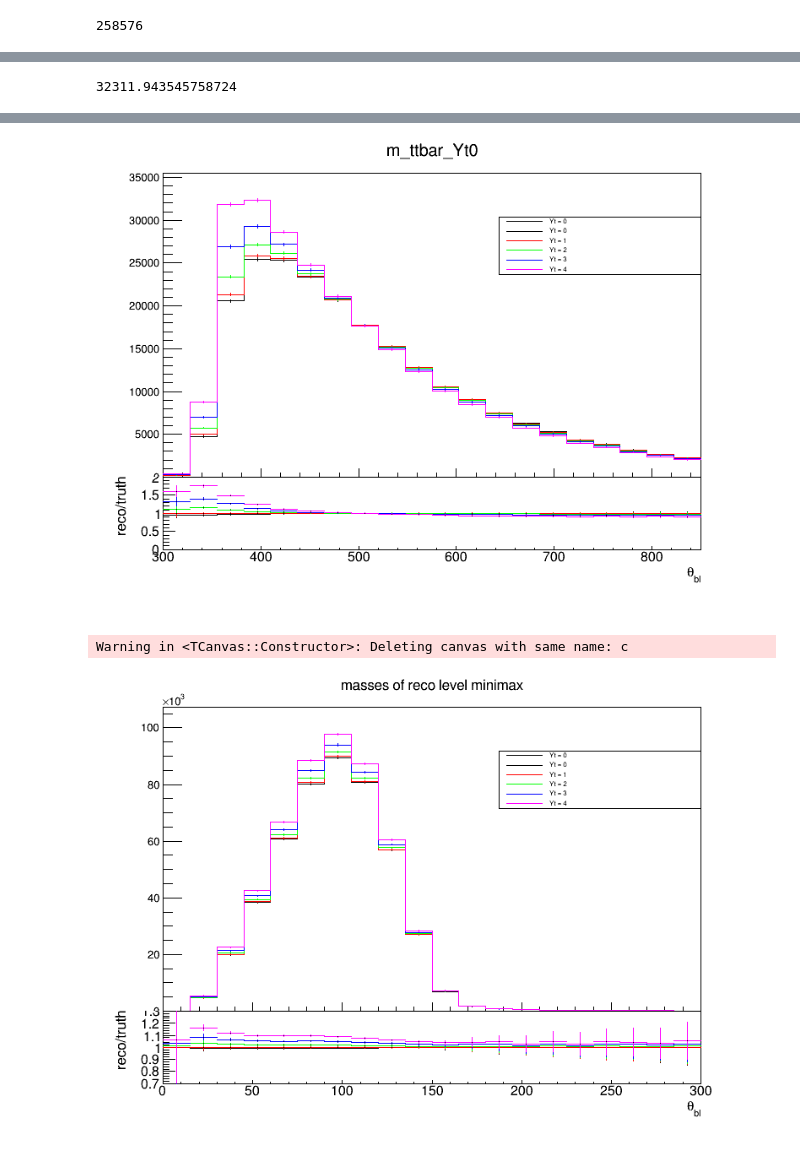
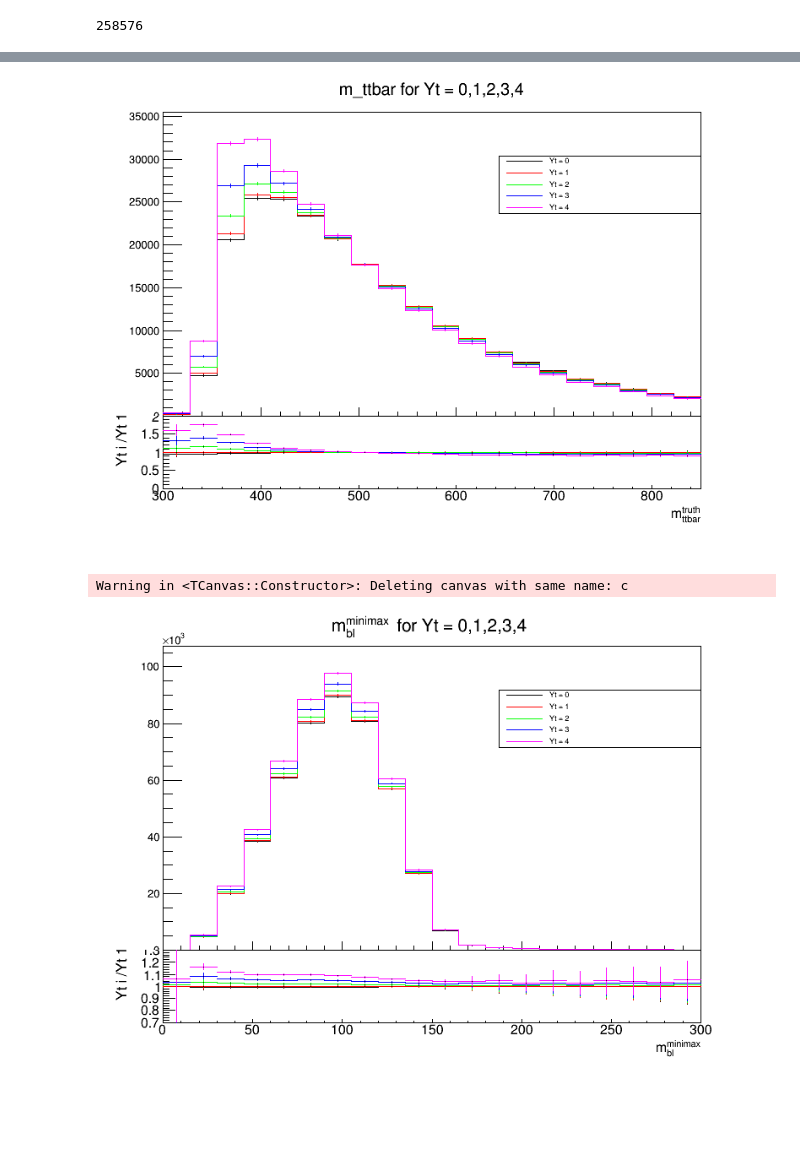
Before and after one commit to cinyuzhu/ttbar-mass, a Jupyter notebook: Yt_analysis/m_ttbar.ipynb, the cells around one changed output, grey strips where cells are left out. Drawn from its saved outputs; the diff is of its cells as text; code cells hidden in the pictures; blank space fills up the shorter version.

Commit message:
add different Y_t plots

```diff
--- a/Yt_analysis/m_ttbar.ipynb
+++ b/Yt_analysis/m_ttbar.ipynb
@@ -69,7 +69,3 @@ event: 200000 --- 56.67 seconds ---
-# %%
-m_ttbars[4].GetMaximum()
-# %% [output]
-32311.943545758724
 # %%
 c = ROOT.TCanvas("c", "c", 800, 600)
 # Divide the canvas into two pads: one for the upper plot, one for the lower plot
@@ -77,10 +73,10 @@ pad1 = ROOT.TPad("pad1", "pad1", 0, 0.3, 1, 1.0)
 pad1.SetBottomMargin(0)  # Remove the space between the plots
 pad1.Draw()
 pad1.cd()
+m_ttbars[0].SetTitle("m_ttbar for Yt = 0,1,2,3,4")
 m_ttbars[0].Draw()
 m_ttbars[0].GetYaxis().SetRangeUser(0, m_ttbars[4].GetMaximum()*1.1)
 leg = TLegend(0.6,0.6,0.9,0.77)
-leg.AddEntry(m_ttbars[0], "Yt = "+ str(0), "l")
 colors = [1, 2, 3, 4, 6]
 for i, color in enumerate(colors):
     m_ttbars[i].SetLineColor(color)
@@ -111,12 +107,12 @@ for i, ratio in enumerate(ratios):
     ratio.GetXaxis().SetTitleSize(0.12)
     ratio.GetYaxis().SetLabelSize(0.12)
     ratio.GetYaxis().SetTitleSize(0.13)
-    ratio.GetYaxis().SetTitle("reco/truth")
+    ratio.GetYaxis().SetTitle("Yt i /Yt 1")
     ratio.GetYaxis().SetTitleOffset(0.3)
     ratio.GetYaxis().SetNdivisions(506)
     # ratio.Draw("pe")
     ratio.GetYaxis().SetRangeUser(0, 2)
-    ratio.GetXaxis().SetTitle("#theta_{bl}")
+    ratio.GetXaxis().SetTitle("m_{ttbar}^{truth}")
     ratio.Divide(m_ttbars[1])
     ratio.Draw("same")
 
@@ -129,4 +124,4 @@ Warning in <TCanvas::Constructor>: Deleting canvas with same name: c
-[figure, old version]
+[figure, new version]
 # %%
 c = ROOT.TCanvas("c", "c", 800, 600)
 # Divide the canvas into two pads: one for the upper plot, one for the lower plot
@@ -134,10 +129,10 @@ pad1 = ROOT.TPad("pad1", "pad1", 0, 0.3, 1, 1.0)
 pad1.SetBottomMargin(0)  # Remove the space between the plots
 pad1.Draw()
 pad1.cd()
+m_bls[0].SetTitle("m_{bl}^{minimax} for Yt = 0,1,2,3,4")
 m_bls[0].Draw()
 m_bls[0].GetYaxis().SetRangeUser(0, m_bls[4].GetMaximum()*1.1)
 leg = TLegend(0.6,0.6,0.9,0.77)
-leg.AddEntry(m_ttbars[0], "Yt = "+ str(0), "l")
 colors = [1, 2, 3, 4, 6]
 for i, color in enumerate(colors):
     m_bls[i].SetLineColor(color)
@@ -168,12 +163,12 @@ for i, ratio in enumerate(ratios):
     ratio.GetXaxis().SetTitleSize(0.12)
     ratio.GetYaxis().SetLabelSize(0.12)
     ratio.GetYaxis().SetTitleSize(0.13)
-    ratio.GetYaxis().SetTitle("reco/truth")
+    ratio.GetYaxis().SetTitle("Yt i /Yt 1")
     ratio.GetYaxis().SetTitleOffset(0.3)
     ratio.GetYaxis().SetNdivisions(506)
     # ratio.Draw("pe")
     ratio.GetYaxis().SetRangeUser(0.7, 1.3)
-    ratio.GetXaxis().SetTitle("#theta_{bl}")
+    ratio.GetXaxis().SetTitle("m_{bl}^{minimax}")
     ratio.Divide(m_bls[1])
     ratio.Draw("same")
 
@@ -183,4 +178,4 @@ for i, ratio in enumerate(ratios):
 c.Draw()
 # %% [output]
 Warning in <TCanvas::Constructor>: Deleting canvas with same name: c
-[figure, old version]
+[figure, new version]
```
Also changed, not shown: parts of 2 cells of this notebook, 2 other files.
